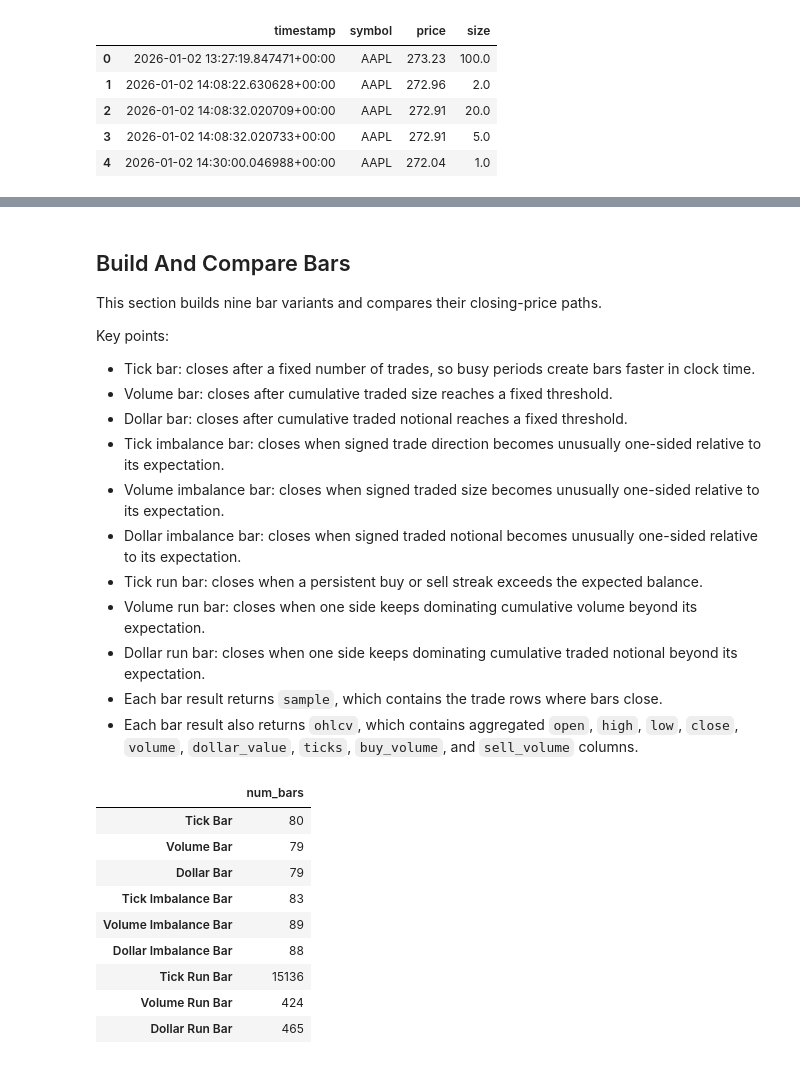
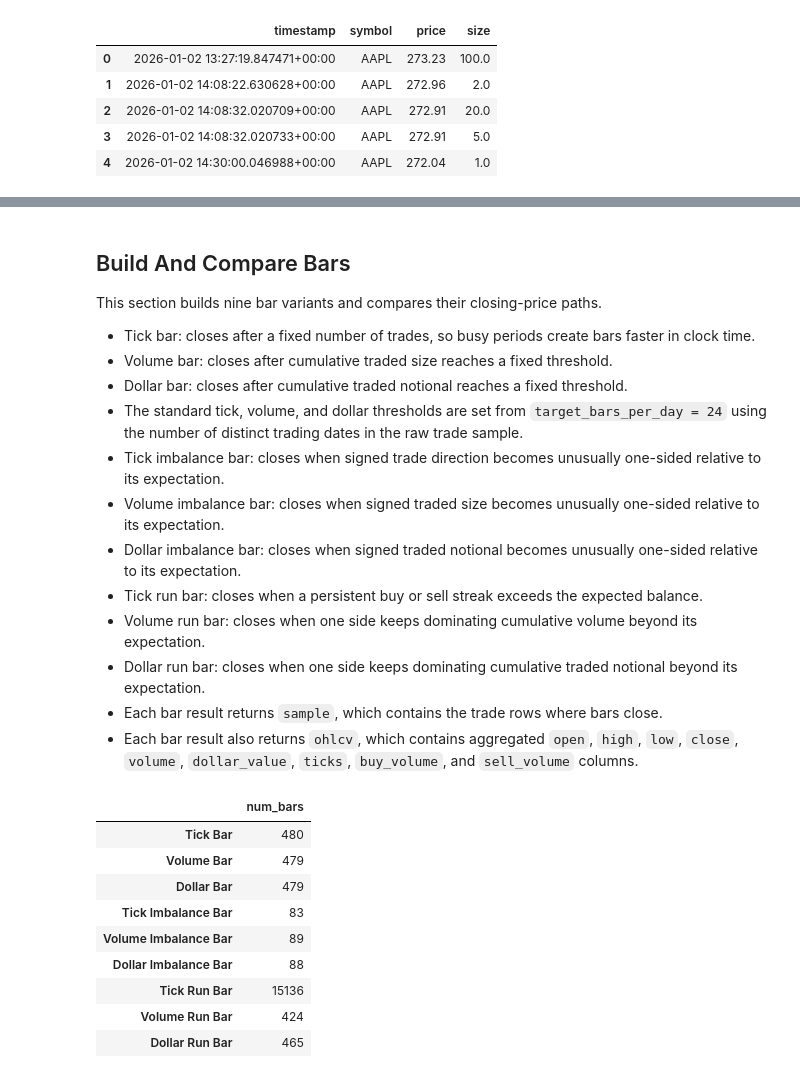
Before and after one commit to kwonjunhyuk9/financial-machine-learning, a Jupyter notebook: notebooks/data_preprocessing/financial_data_structures.ipynb, the cells around one changed output, grey strips where cells are left out. Cells and saved outputs as stored; diff of their text form; code cells hidden in the pictures.

```diff
--- a/notebooks/data_preprocessing/financial_data_structures.ipynb
+++ b/notebooks/data_preprocessing/financial_data_structures.ipynb
@@ -60,11 +63,10 @@ num_trades: 406,489
 ## Build And Compare Bars
 
 This section builds nine bar variants and compares their closing-price paths.
-
-Key points:
 - Tick bar: closes after a fixed number of trades, so busy periods create bars faster in clock time.
 - Volume bar: closes after cumulative traded size reaches a fixed threshold.
 - Dollar bar: closes after cumulative traded notional reaches a fixed threshold.
+- The standard tick, volume, and dollar thresholds are set from `target_bars_per_day = 24` using the number of distinct trading dates in the raw trade sample.
 - Tick imbalance bar: closes when signed trade direction becomes unusually one-sided relative to its expectation.
 - Volume imbalance bar: closes when signed traded size becomes unusually one-sided relative to its expectation.
 - Dollar imbalance bar: closes when signed traded notional becomes unusually one-sided relative to its expectation.
@@ -76,33 +78,35 @@ Key points:
 # %%
 price = trades["price"].astype(float)
 size = trades["size"].astype(float)
 notional = price * size
 
-standard_bar_target = 80
+target_bars_per_day = 24
+trading_days = trades["timestamp"].dt.normalize().nunique()
+target_num_bars = max(1, trading_days * target_bars_per_day)
 standard_thresholds = {
-    "tick": max(1, len(trades) // standard_bar_target),
-    "volume": float(size.sum() / standard_bar_target),
-    "dollar": float(notional.sum() / standard_bar_target),
+    "tick": max(1, len(trades) // target_num_bars),
+    "volume": float(size.sum() / target_num_bars),
+    "dollar": float(notional.sum() / target_num_bars),
 }
 
 bar_results = {
     "Tick Bar": get_tick_bars(trades, threshold=standard_thresholds["tick"]),
     "Volume Bar": get_volume_bars(trades, threshold=standard_thresholds["volume"]),
     "Dollar Bar": get_dollar_bars(trades, threshold=standard_thresholds["dollar"]),
     "Tick Imbalance Bar": get_tick_imbalance_bars(trades, expected_num_ticks_init=1_000, expected_window=20),
     "Volume Imbalance Bar": get_volume_imbalance_bars(trades, expected_num_ticks_init=1_000, expected_window=20),
     "Dollar Imbalance Bar": get_dollar_imbalance_bars(trades, expected_num_ticks_init=1_000, expected_window=20),
     "Tick Run Bar": get_tick_run_bars(trades, expected_num_ticks_init=1_000, expected_window=20),
     "Volume Run Bar": get_volume_run_bars(trades, expected_num_ticks_init=1_000, expected_window=20),
     "Dollar Run Bar": get_dollar_run_bars(trades, expected_num_ticks_init=1_000, expected_window=20),
 }
 
 pd.Series({name: len(result.ohlcv) for name, result in bar_results.items()}, name="num_bars").to_frame()
 # %% [output]
 |  | num_bars |
-| Tick Bar | 80 |
-| Volume Bar | 79 |
-| Dollar Bar | 79 |
+| Tick Bar | 480 |
+| Volume Bar | 479 |
+| Dollar Bar | 479 |
 | Tick Imbalance Bar | 83 |
 | Volume Imbalance Bar | 89 |
 | Dollar Imbalance Bar | 88 |
```
Also changed, not shown: parts of 10 cells of this notebook, 8 other files.
